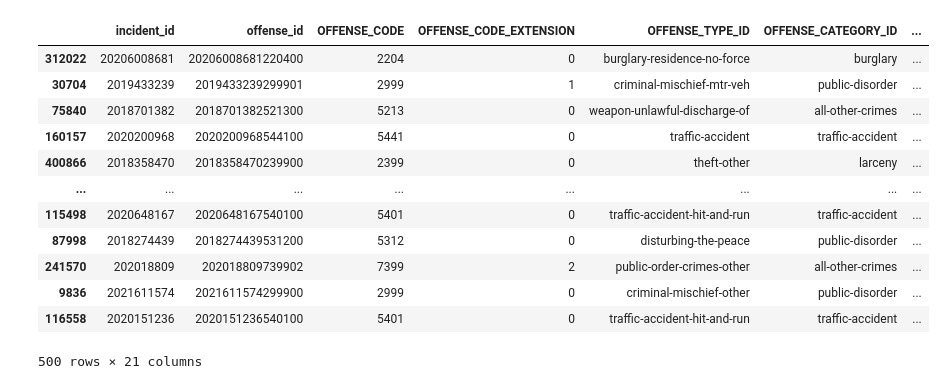
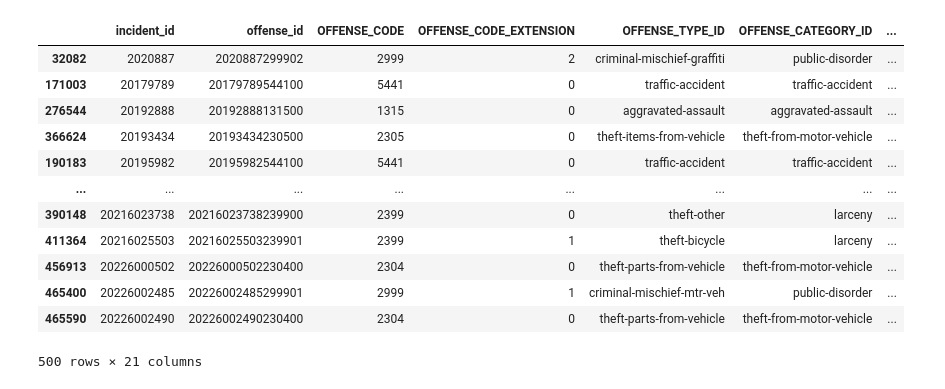
Before and after one commit to c21matthewm/denver_crime_data, a Jupyter notebook: notebooks/workbook.ipynb, the cells around one changed output. Drawn from its saved outputs; the diff is of its cells as text; code cells hidden in the pictures.

```diff
--- a/notebooks/workbook.ipynb
+++ b/notebooks/workbook.ipynb
@@ -9,21 +15,24 @@ crime_data_sample_df
 
 offense_codes_df = pd.read_csv("../data/offense_codes.csv")
 # %%
+## Adding 'Year' and 'Month' columns to df ##
+
 crime_data_sample_df.drop("LAST_OCCURRENCE_DATE", axis=1)
-crime_data_sample_df['OCCURENCE YEAR'] = crime_data_sample_df['FIRST_OCCURRENCE_DATE'].dt.year
-crime_data_sample_df['OCCURENCE MONTH'] = crime_data_sample_df['FIRST_OCCURRENCE_DATE'].dt.month
-crime_data_sample_df
+crime_data_sample_df['FIRST_OCCURRENCE_DATE'] = pd.to_datetime(crime_data_sample_df['FIRST_OCCURRENCE_DATE'])
+crime_data_sample_df['OCCURRENCE YEAR'] = crime_data_sample_df['FIRST_OCCURRENCE_DATE'].dt.year
+crime_data_sample_df['OCCURRENCE MONTH'] = crime_data_sample_df['FIRST_OCCURRENCE_DATE'].dt.month
+crime_data_sample_df.sort_values('incident_id')
 # %% [output]
 |  | incident_id | offense_id | OFFENSE_CODE | OFFENSE_CODE_EXTENSION | OFFENSE_TYPE_ID | OFFENSE_CATEGORY_ID | ... |
-| 312022 | 20206008681 | 20206008681220400 | 2204 | 0 | burglary-residence-no-force | burglary | ... |
-| 30704 | 2019433239 | 2019433239299901 | 2999 | 1 | criminal-mischief-mtr-veh | public-disorder | ... |
-| 75840 | 2018701382 | 2018701382521300 | 5213 | 0 | weapon-unlawful-discharge-of | all-other-crimes | ... |
-| 160157 | 2020200968 | 2020200968544100 | 5441 | 0 | traffic-accident | traffic-accident | ... |
-| 400866 | 2018358470 | 2018358470239900 | 2399 | 0 | theft-other | larceny | ... |
+| 32082 | 2020887 | 2020887299902 | 2999 | 2 | criminal-mischief-graffiti | public-disorder | ... |
+| 171003 | 20179789 | 20179789544100 | 5441 | 0 | traffic-accident | traffic-accident | ... |
+| 276544 | 20192888 | 20192888131500 | 1315 | 0 | aggravated-assault | aggravated-assault | ... |
+| 366624 | 20193434 | 20193434230500 | 2305 | 0 | theft-items-from-vehicle | theft-from-motor-vehicle | ... |
+| 190183 | 20195982 | 20195982544100 | 5441 | 0 | traffic-accident | traffic-accident | ... |
 | ... | ... | ... | ... | ... | ... | ... | ... |
-| 115498 | 2020648167 | 2020648167540100 | 5401 | 0 | traffic-accident-hit-and-run | traffic-accident | ... |
-| 87998 | 2018274439 | 2018274439531200 | 5312 | 0 | disturbing-the-peace | public-disorder | ... |
-| 241570 | 202018809 | 202018809739902 | 7399 | 2 | public-order-crimes-other | all-other-crimes | ... |
-| 9836 | 2021611574 | 2021611574299900 | 2999 | 0 | criminal-mischief-other | public-disorder | ... |
-| 116558 | 2020151236 | 2020151236540100 | 5401 | 0 | traffic-accident-hit-and-run | traffic-accident | ... |
+| 390148 | 20216023738 | 20216023738239900 | 2399 | 0 | theft-other | larceny | ... |
+| 411364 | 20216025503 | 20216025503239901 | 2399 | 1 | theft-bicycle | larceny | ... |
+| 456913 | 20226000502 | 20226000502230400 | 2304 | 0 | theft-parts-from-vehicle | theft-from-motor-vehicle | ... |
+| 465400 | 20226002485 | 20226002485299901 | 2999 | 1 | criminal-mischief-mtr-veh | public-disorder | ... |
+| 465590 | 20226002490 | 20226002490230400 | 2304 | 0 | theft-parts-from-vehicle | theft-from-motor-vehicle | ... |
 500 rows × 21 columns
```
Also changed, not shown: parts of 6 cells of this notebook, 1 other file.
